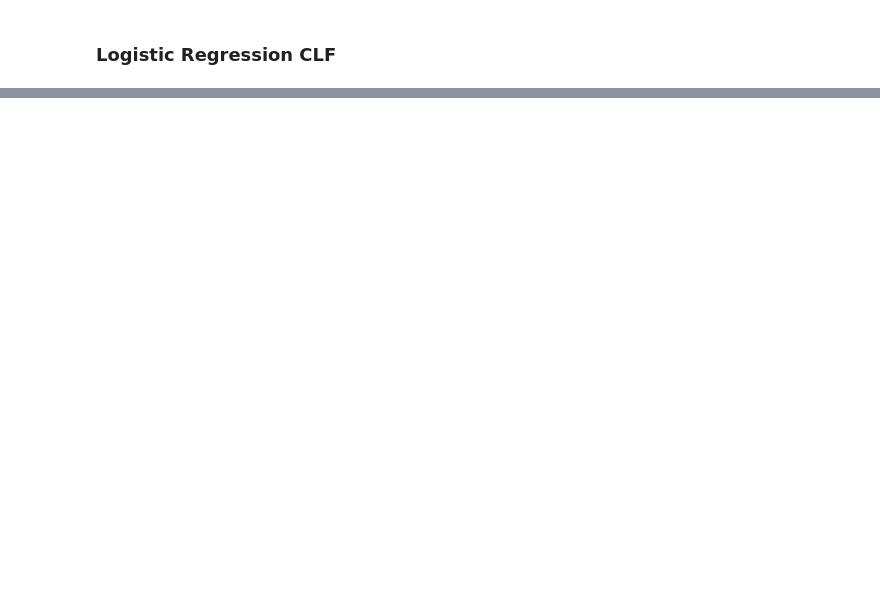
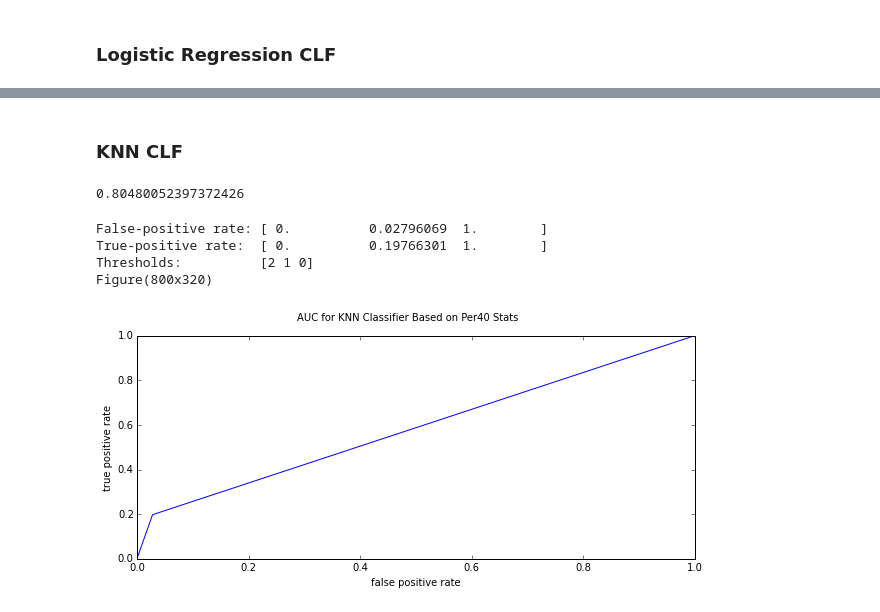
Before and after one commit to datadave/GADS9-NYC-Spring2014-Students, a Jupyter notebook: lab_submissions/project02/csheehan/project02.ipynb, the cells around one changed output, grey strips where cells are left out. Drawn from its saved outputs; the diff is of its cells as text; code cells hidden in the pictures; blank space fills up the shorter version.

```diff
--- a/lab_submissions/project02/csheehan/project02.ipynb
+++ b/lab_submissions/project02/csheehan/project02.ipynb
@@ -1339,0 +1424,32 @@ Mean score: 0.783 (+/-0.000)
+# %% [markdown]
+### KNN CLF
+# %%
+knn_clf = KNeighborsClassifier(n_neighbors = 7)
+knn_fit = knn_clf.fit(X_train_per40, y_train_per40)
+# %%
+knn_clf.score(X_train_per40, y_train_per40)
+# %% [output]
+0.80480052397372426
+# %%
+fig = plt.figure()
+fig.set_figwidth(10)
+fig.suptitle('AUC for KNN Classifier Based on Per40 Stats')
+
+fpr, tpr, thresholds = metrics.roc_curve(y_train_per40,knn_clf.predict(X_train_per40))
+ax2 = plt.subplot(1, 1,1)
+ax2.set_xlabel('false positive rate')
+ax2.set_ylabel('true positive rate')
+ax2.plot(fpr, tpr)
+
+
+print "False-positive rate:", fpr
+print "True-positive rate: ", tpr
+print "Thresholds:         ", thresholds
+
+print fig
+# %% [output]
+False-positive rate: [ 0.          0.02796069  1.        ]
+True-positive rate:  [ 0.          0.19766301  1.        ]
+Thresholds:          [2 1 0]
+Figure(800x320)
+[figure, added]
```
Also changed, not shown: parts of 55 cells of this notebook.
